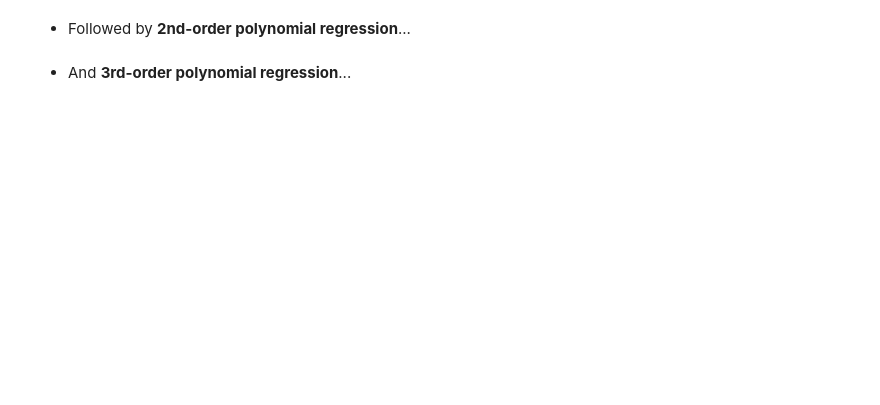
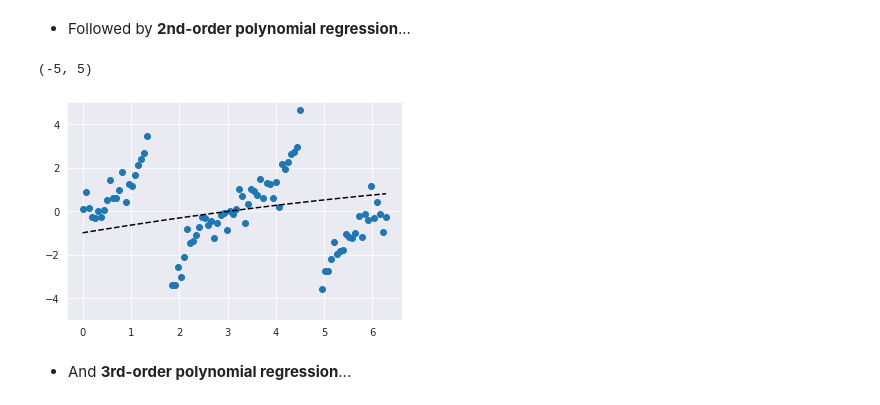
Before and after one commit to cedricsoares/elite_data_science, a Jupyter notebook: 5 - Workbook - The Final Arbiter.ipynb, the cells around one changed output. Cells and saved outputs as stored; diff of their text form; code cells hidden in the pictures; blank space fills up the shorter version.

```diff
--- a/5 - Workbook - The Final Arbiter.ipynb
+++ b/5 - Workbook - The Final Arbiter.ipynb
@@ -500,5 +541,11 @@ Alright, let's jump right into the noisy tangent dataset we've been working on i
 <img src="embedded-picture-1">
 # %% [markdown]
 * Followed by **2nd-order polynomial regression**...
+# %%
+second_order_polynomial_model = fit_and_plot_polynomial_model(df_tangent, LinearRegression(), 2)
+plt.ylim(-5, 5)
+# %% [output]
+(-5, 5)
+[figure, added]
 # %% [markdown]
 * And **3rd-order polynomial regression**...
```
Also changed, not shown: parts of 28 cells of this notebook.
